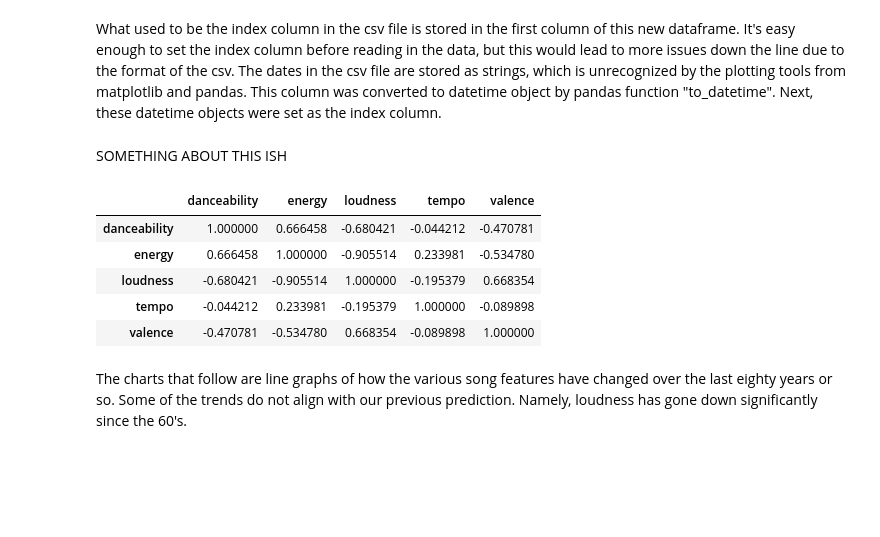
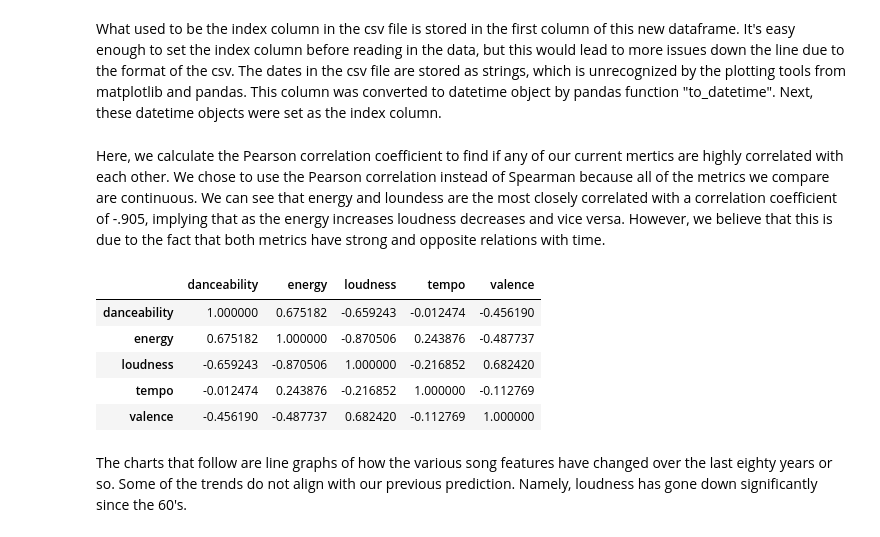
Before and after one commit to ethantanen/DataScience_FinalProject, a Jupyter notebook: Deliverables/Deliv_2/Deliverable 2.ipynb, the cells around one changed output. Cells and saved outputs as stored; diff of their text form; code cells hidden in the pictures; blank space fills up the shorter version.

```diff
--- a/Deliverables/Deliv_2/Deliverable 2.ipynb
+++ b/Deliverables/Deliv_2/Deliverable 2.ipynb
@@ -35,15 +37,16 @@ del top_100_c["Unnamed: 0"]
 top_100_c.index.name="Date"
-# %% [markdown]
-SOMETHING ABOUT THIS ISH
+# %% [markdown]
+Here, we calculate the Pearson correlation coefficient to find if any of our current mertics are highly correlated with each other. We chose to use the Pearson correlation instead of Spearman because all of the metrics we compare are continuous.
+We can see that energy and loundess are the most closely correlated with a correlation coefficient of -.905, implying that as the energy increases loudness decreases and vice versa. However, we believe that this is due to the fact that both metrics have strong and opposite relations with time.
 # %%
-top_100_c.corr("spearman") #spearman?
+top_100_c.corr()
 # %% [output]
 |  | danceability | energy | loudness | tempo | valence |
-| danceability | 1.000000 | 0.666458 | -0.680421 | -0.044212 | -0.470781 |
-| energy | 0.666458 | 1.000000 | -0.905514 | 0.233981 | -0.534780 |
-| loudness | -0.680421 | -0.905514 | 1.000000 | -0.195379 | 0.668354 |
-| tempo | -0.044212 | 0.233981 | -0.195379 | 1.000000 | -0.089898 |
-| valence | -0.470781 | -0.534780 | 0.668354 | -0.089898 | 1.000000 |
+| danceability | 1.000000 | 0.675182 | -0.659243 | -0.012474 | -0.456190 |
+| energy | 0.675182 | 1.000000 | -0.870506 | 0.243876 | -0.487737 |
+| loudness | -0.659243 | -0.870506 | 1.000000 | -0.216852 | 0.682420 |
+| tempo | -0.012474 | 0.243876 | -0.216852 | 1.000000 | -0.112769 |
+| valence | -0.456190 | -0.487737 | 0.682420 | -0.112769 | 1.000000 |
 # %% [markdown]
 The charts that follow are line graphs of how the various song features have changed over the last eighty years or so. Some of the trends do not align with our previous prediction. Namely, loudness has gone down significantly since the 60's.
 # %%
```
Also changed, not shown: parts of 5 cells of this notebook.
